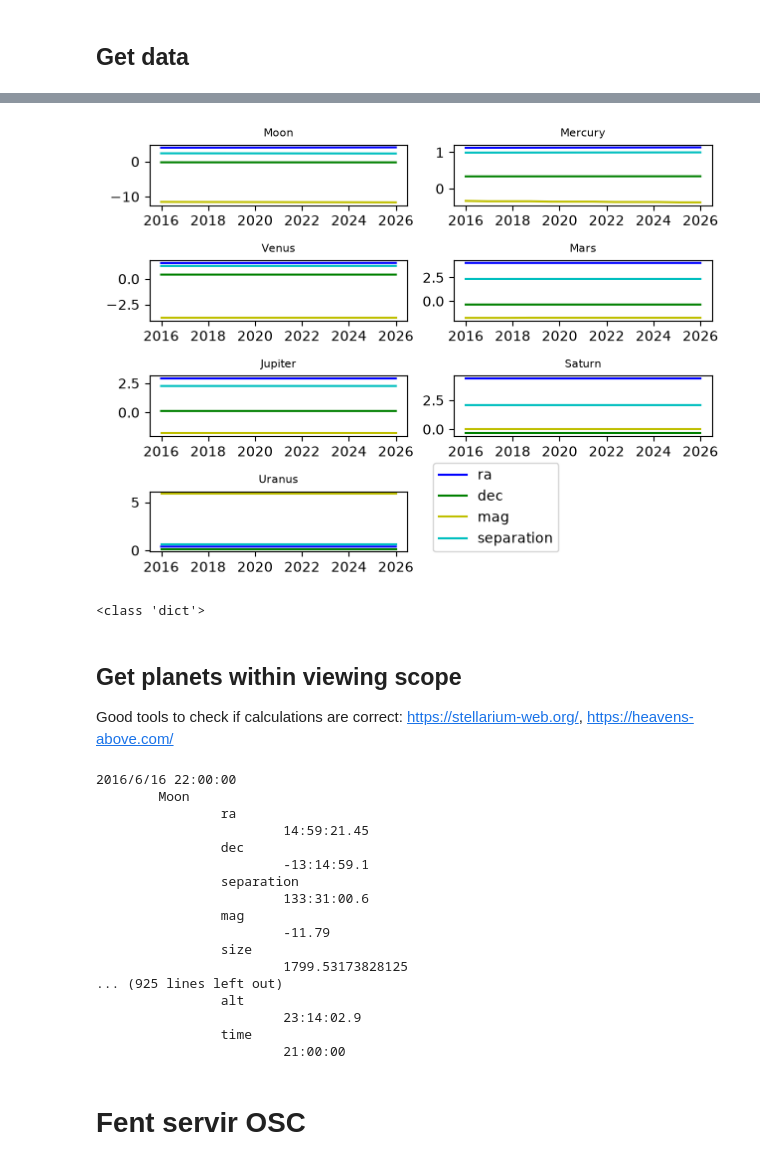
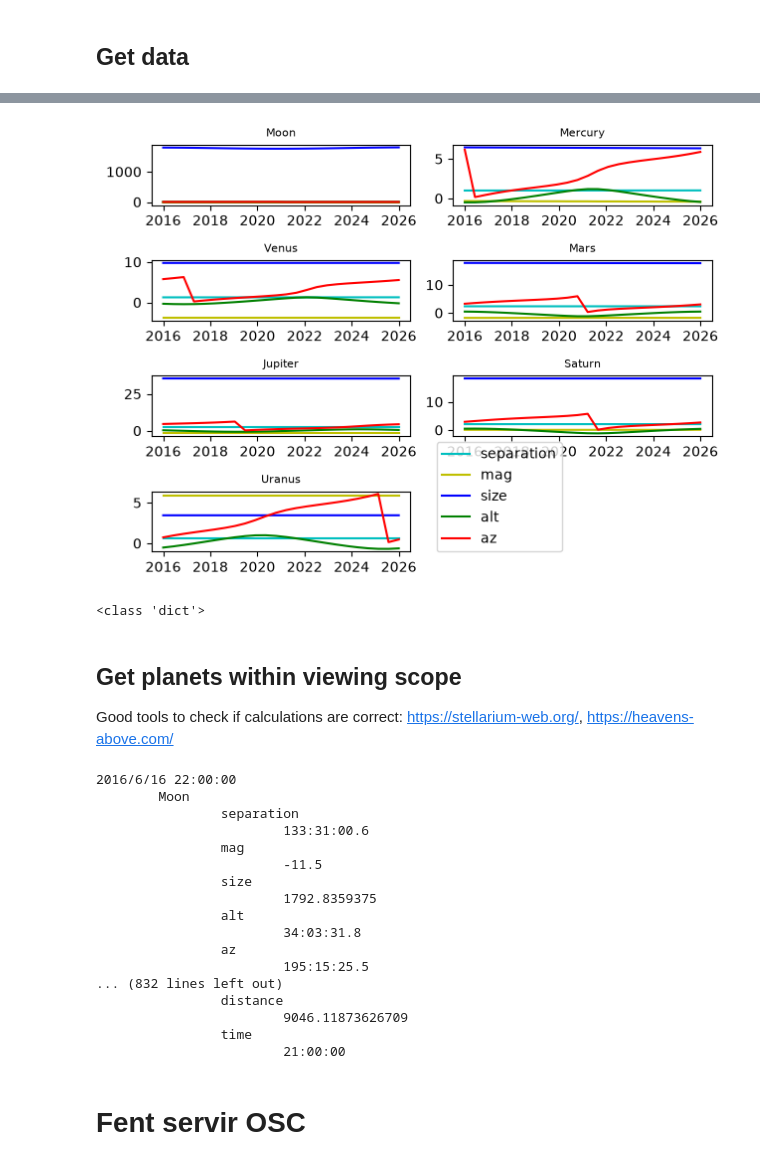
Before and after one commit to papertree1/astronomic-data-sonification, a Jupyter notebook: main.ipynb, the cells around one changed output, grey strips where cells are left out. Cells and saved outputs as stored; diff of their text form; code cells hidden in the pictures.

```diff
--- a/main.ipynb
+++ b/main.ipynb
@@ -35,15 +30,6 @@ planets = [
     ephem.Uranus()
 ]
 
-''' TODO: ACTUALITZAR AMB LES DADES QUE USARÉ
-valsTemplate = {
-    'ra': '',
-    'dec': '',
-    'mag': '',
-    'size': '',
-    'separation': ''
-}
-'''
 
 
 measurings = dict.fromkeys((planet.name for planet in planets), {}) # Initialize dictionary
@@ -58,7 +44,7 @@ observer.pressure = 0
 
 
 startingDate = ephem.Date('2016/06/17 00:00')
-observer.date = startingDate - 2*ephem.hour # ephem works with UTC. This accounts for the timezone
+observer.date = startingDate - 2 * ephem.hour # ephem works with UTC. This accounts for the timezone
 
 rangDies = 1  # days that the simulation will run
 stepHores = 1 # how many hours are stepped
@@ -71,13 +57,12 @@ for i in range(int(rangDies * (24/resolucio))):
         planet.compute(observer)
         dateValues = dict({
             str(observer.date): {
-                'ra': planet.ra,
-                'dec': planet.dec,
+                'separation': ephem.separation(observer, planet),
                 'mag': planet.mag,
                 'size': planet.size,
-                'separation': ephem.separation(observer, planet),
                 'alt': planet.alt,
-                'az': planet.az
+                'az': planet.az,
+                'earth_distance': planet.earth_distance * 1000
                 }
             })
 
@@ -88,6 +73,6 @@ for i in range(int(rangDies * (24/resolucio))):
         # print(ephem.separation(observer, planet))
     observer.date += stepHores * ephem.hour
 
-# pretty((measurings))
+pretty((measurings))
 # %% [output]
 24
@@ -94,41 +95,43 @@ for i in range(int(rangDies * (24/resolucio))):
 # %%
 import matplotlib.pylab as plt
 import numpy as np
 
 xAxis = np.linspace(2016, 2026, int(rangDies * (24/resolucio))) # TODO: NO FORÇAR EL RANG
 planetsArray = {}
 
 for j, planet in enumerate(planets):
-    values = {'ra': {}, 'dec': {}, 'mag': {}, 'size': {}, 'separation': {}}
+    values = {'separation': {}, 'mag': {}, 'size': {}, 'alt': {}, 'az': {}, 'distance': {}}
 
     for i in range(len(measurings[planet.name])):
-        values["ra"][i] = list(measurings[planet.name].values())[i]["ra"]
-        values["dec"][i] = list(measurings[planet.name].values())[i]["dec"]
+        values["separation"][i] = list(measurings[planet.name].values())[i]["separation"]
         values["mag"][i] = list(measurings[planet.name].values())[i]["mag"]
         values["size"][i] = list(measurings[planet.name].values())[i]["size"]
-        values["separation"][i] = list(measurings[planet.name].values())[i]["separation"]
+        values["alt"][i] = list(measurings[planet.name].values())[i]["alt"]
+        values["az"][i] = list(measurings[planet.name].values())[i]["az"]
+        values["distance"][i] = list(measurings[planet.name].values())[i]["earth_distance"]
 
     # pretty(values)
 
     planetsArray[planet.name] = values
 
     ax = plt.subplot(4, 2, j+1)
 
-    ax.plot(xAxis, values["ra"].values(), 'b', label="ra")
-    ax.plot(xAxis, values["dec"].values(), 'g', label="dec")
+    ax.plot(xAxis, values["separation"].values(), 'c', label="separation")
     ax.plot(xAxis, values["mag"].values(), 'y', label="mag")
-    # ax.plot(xAxis, values["size"].values(), 'r', label="size")
-    ax.plot(xAxis, values["separation"].values(), 'c', label="separation")
+    ax.plot(xAxis, values["size"].values(), 'b', label="size")
+    ax.plot(xAxis, values["alt"].values(), 'g', label="alt")
+    ax.plot(xAxis, values["az"].values(), 'r', label="az")
+    ax.plot(xAxis, values["distance"].values(), 'm', label="distance")
     ax.set_title(planet.name, fontsize=8)
 
 
 plt.tight_layout()
 plt.legend(loc=(1.1,0))
 plt.show()
 
 print(type(planetsArray))
 # %% [output]
-[figure, old version]
+[figure, new version]
 <class 'dict'>
 # %% [markdown]
 ## Get planets within viewing scope
@@ -147,33 +150,38 @@ for j in range(len(measurings["Moon"])):
     for i, planet in enumerate(planets):
         thisPlanet = list(measurings[planet.name].values())[j]
 
-        az = thisPlanet['az']
-        alt = thisPlanet['alt']
-
-        if(alt > viewing_angle):
+        if(thisPlanet['alt'] > viewing_angle):
             time = list(measurings[planet.name].keys())[j]
             # print('%s is visible from %s at %s with %s degrees separation' % (planet.name, observer.name, time, separation))
-            visiblePlanetsAtThisTime[planet.name] = {'ra' : thisPlanet['ra'], 'dec': thisPlanet['dec'], 'separation': thisPlanet['separation'], 'mag': planet.mag, 'size': planet.size, 'az': az, 'alt': alt, 'time': time.split(" ")[1]}
-
-    visiblePlanets[time] = {**visiblePlanetsAtThisTime}
+            visiblePlanetsAtThisTime[planet.name] = {
+                'separation': thisPlanet['separation'],
+                'mag': thisPlanet['mag'],
+                'size': thisPlanet['size'],
+                'alt': thisPlanet['alt'],
+                'az': thisPlanet['az'],
+                'distance': thisPlanet['earth_distance'],
+                'time': time.split(" ")[1]
+            }
+    if(visiblePlanetsAtThisTime):
+     visiblePlanets[time] = {**visiblePlanetsAtThisTime}
 
 pretty(visiblePlanets)
 # %% [output]
 2016/6/16 22:00:00
         Moon
-                ra
-                        14:59:21.45
-                dec
-                        -13:14:59.1
                 separation
                         133:31:00.6
                 mag
-                        -11.79
+                        -11.5
                 size
-                        1799.53173828125
-... (925 lines left out)
+                        1792.8359375
                 alt
-                        23:14:02.9
+                        34:03:31.8
+                az
+                        195:15:25.5
+... (832 lines left out)
+                distance
+                        9046.11873626709
                 time
                         21:00:00
 # %% [markdown]
```
Also changed, not shown: parts of 4 cells of this notebook.
